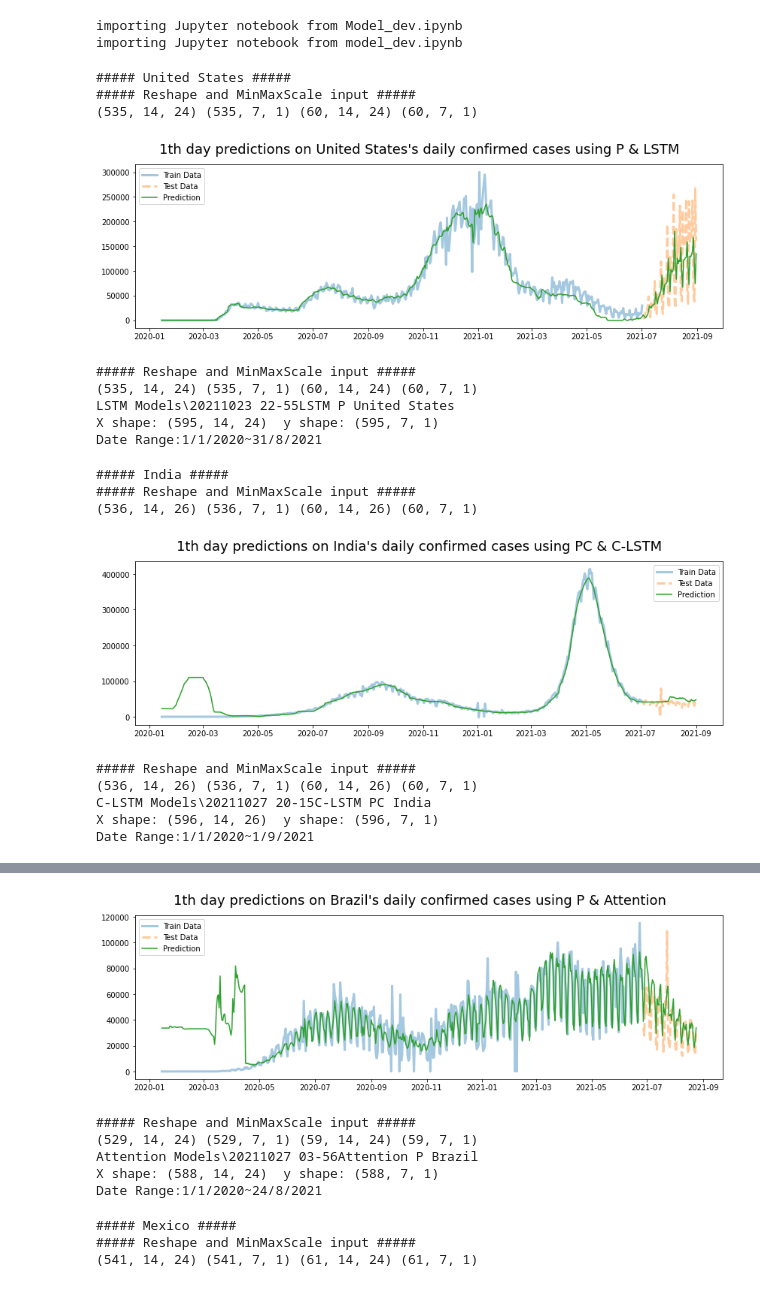
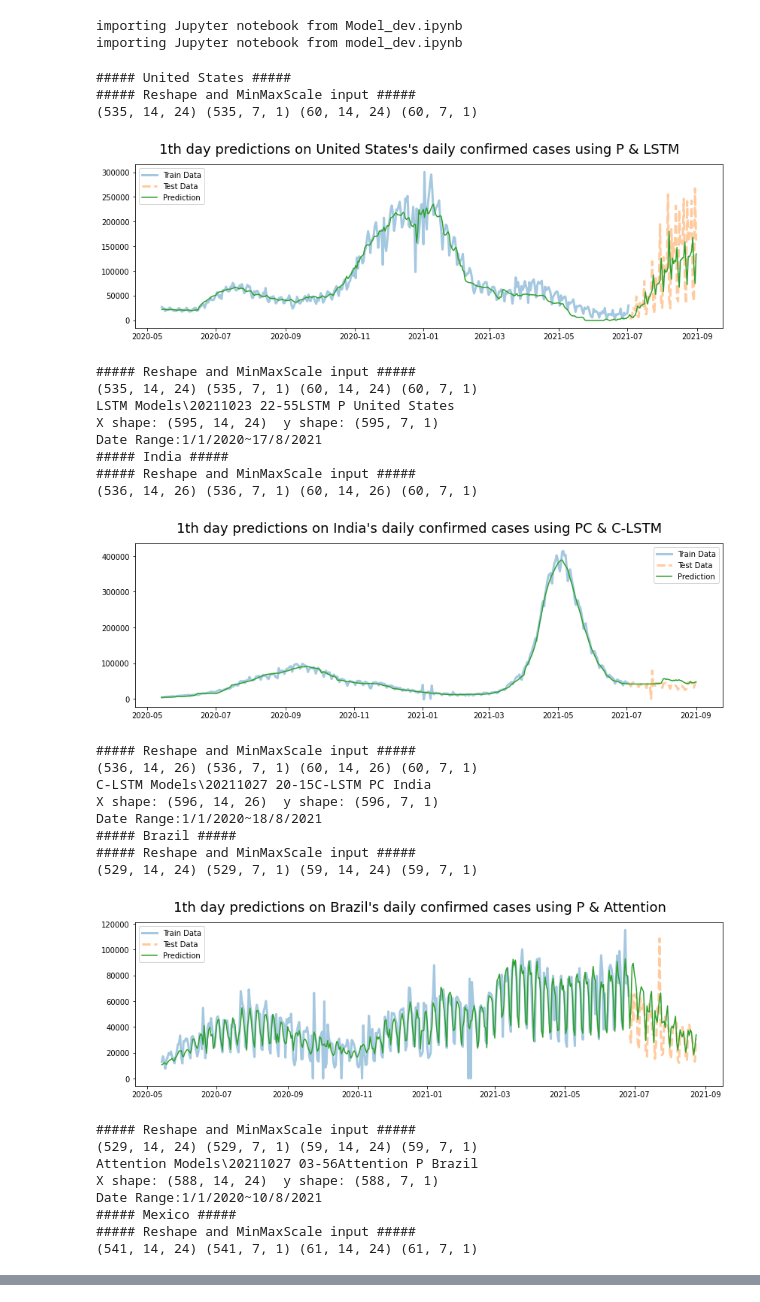
Before and after one commit to AllenLeong/COVID-19-Capstone-project, a Jupyter notebook: Validation.ipynb, the cells around one changed output, grey strips where cells are left out. Saved outputs shown, nothing was run; the diff lists cells and outputs as text; code cells hidden in the pictures.

Commit message:
Added allen

```diff
--- a/Validation.ipynb
+++ b/Validation.ipynb
@@ -18,20 +18,26 @@ def diff_cases(df, columns, methods=0):
     if methods == 0:
         for column in columns:
             if column in numerical:
-                tmp[column] =df[column].rolling(14).mean().shift(14) - df[column].rolling(14).mean()
+                tmp[column] = df[column].rolling(14).mean().shift(14) - df[column].rolling(14).mean()
+            elif column == 'Daily_cases':
+                tmp[column+"_previous"] = df[column].rolling(14).mean().shift(-7)
+                tmp[column+"_next"] = df[column].rolling(7).mean()
+                tmp[column] = tmp[column+"_previous"] - tmp[column+"_next"]
             else:
-                tmp[column] = df[column].shift(7) - df[column]
+                tmp[column] = df[column].shift(14) - df[column]
         #df[target] = df[target].rolling(14).mean().shift(14) - df[target].rolling(14).mean()
+    tmp.to_csv("Checking.csv")
     return tmp
 # %%
-def find_date(cases_df, first_date, last_date):
+def find_date(df, cases_df, first_date, last_date):
     Date = {}
     for date in cases_df.index:
         if dt.strptime(date, "%d/%m/%Y") > dt.strptime(first_date, "%d/%m/%Y") and dt.strptime(date, "%d/%m/%Y") < dt.strptime(last_date, "%d/%m/%Y"):
 
-            ###### Make an assumption, where the case must be greater than 100
-            if (cases_df.loc[:date, 'Daily_cases'].values[-4] - cases_df.loc[date:,'Daily_cases'].values[2]) > 0 and cases_df.loc[:date, 'Daily_cases'].values[-4] > 100:
-                Date[date] = cases_df.loc[date:, 'Daily_cases'].values[2] / cases_df.loc[:date, 'Daily_cases'].values[-4]
+            ###### Make an assumption, where the difference must be greater than 1000
+            #if (cases_df.loc[:date, 'Daily_cases'].values[-4] - cases_df.loc[date:,'Daily_cases'].values[2]) < -3000 and cases_df.loc[:date, 'Daily_cases'].values[-4] > 100:
+            if cases_df.loc[date, 'Daily_cases'] > 0:
+                Date[date] = cases_df.loc[date, 'Daily_cases_next']/ cases_df.loc[date, 'Daily_cases_previous']
     return Date
 
 def getPolicies(Date, country, method=0):
@@ -63,6 +69,7 @@ def getGradient(Date, country, method=0):
     TargetGradient = GradientInput(algo, model_path, f_flag, country)
 
     recommend_changes = pd.DataFrame(columns=['Date', 'Methods', *columns])
+    allen = pd.DataFrame(columns=['Date', 'Methods', *columns])
     for date, _ratio in Date.items():
 
         df_gradient = TargetGradient.gradient_input(date, ratio=_ratio, gradient_only =True)
@@ -75,9 +82,12 @@ def getGradient(Date, country, method=0):
             _result.append(gradient)
 
         recommend_changes = recommend_changes.append(pd.Series([date, method, *_result], index = recommend_changes.columns), ignore_index=True)
+        allen = allen.append(pd.Series([date, method, *gradients], index = allen.columns), ignore_index=True)
 
     recommend_changes.set_index('Date', inplace=True)
+    allen.set_index('Date', inplace=True)
     recommend_changes.to_csv(os.path.join(recommend_dir, "{}_recommend_changes_{}.csv".format(country, method)))
+    allen.to_csv(os.path.join(recommend_dir, "{}_allen_{}.csv".format(country, method)))
     return recommend_changes
 # %%
 def accuracy(p_changes, recommend_changes, country):
@@ -128,39 +138,51 @@ if not os.path.isdir(recommend_dir):
 # %%
 system_results = {}
 
 for i in range(len(countries)):
 
     country = countries[i]
     df = pd.read_csv("Data/Full_{}.csv".format(country), index_col = 0)
     df = df.set_index('Date')
     cases_df = diff_cases(df, columns+target)
-    first_date = cases_df.index[160]
+    first_date = cases_df.index[365]
     last_date = cases_df.index[-22]
 
     print("#####", country, "#####")
-    Date = find_date(cases_df, first_date, last_date)
+    Date = find_date(df, cases_df, first_date, last_date)
     p_changes = getPolicies(Date, country)
     rec_changes = getGradient(Date, country)
     Finalized, acc = accuracy(p_changes, rec_changes, country)
     system_results[country] = acc
 
 print(system_results)
 # %% [output]
 ##### United States #####
 ##### Reshape and MinMaxScale input #####
 (535, 14, 24) (535, 7, 1) (60, 14, 24) (60, 7, 1)
-[figure, old version]
+[figure, new version]
 ##### Reshape and MinMaxScale input #####
 (535, 14, 24) (535, 7, 1) (60, 14, 24) (60, 7, 1)
 LSTM Models\20211023 22-55LSTM P United States
 X shape: (595, 14, 24)  y shape: (595, 7, 1)
-Date Range:1/1/2020~31/8/2021
+Date Range:1/1/2020~17/8/2021
+##### India #####
+##### Reshape and MinMaxScale input #####
+(536, 14, 26) (536, 7, 1) (60, 14, 26) (60, 7, 1)
+[figure, new version]
-##### India #####
 ##### Reshape and MinMaxScale input #####
 (536, 14, 26) (536, 7, 1) (60, 14, 26) (60, 7, 1)
+C-LSTM Models\20211027 20-15C-LSTM PC India
+X shape: (596, 14, 26)  y shape: (596, 7, 1)
+Date Range:1/1/2020~18/8/2021
+##### Brazil #####
+##### Reshape and MinMaxScale input #####
+(529, 14, 24) (529, 7, 1) (59, 14, 24) (59, 7, 1)
-[figure, old version]
+[figure, new version]
 ##### Reshape and MinMaxScale input #####
-(536, 14, 26) (536, 7, 1) (60, 14, 26) (60, 7, 1)
-C-LSTM Models\20211027 20-15C-LSTM PC India
-X shape: (596, 14, 26)  y shape: (596, 7, 1)
-Date Range:1/1/2020~1/9/2021
+(529, 14, 24) (529, 7, 1) (59, 14, 24) (59, 7, 1)
+Attention Models\20211027 03-56Attention P Brazil
+X shape: (588, 14, 24)  y shape: (588, 7, 1)
+Date Range:1/1/2020~10/8/2021
+##### Mexico #####
+##### Reshape and MinMaxScale input #####
+(541, 14, 24) (541, 7, 1) (61, 14, 24) (61, 7, 1)
@@ -170,9 +195,0 @@ Date Range:1/1/2020~1/9/2021
-[figure, old version]
-##### Reshape and MinMaxScale input #####
-(529, 14, 24) (529, 7, 1) (59, 14, 24) (59, 7, 1)
-Attention Models\20211027 03-56Attention P Brazil
-X shape: (588, 14, 24)  y shape: (588, 7, 1)
-Date Range:1/1/2020~24/8/2021
-##### Mexico #####
-##### Reshape and MinMaxScale input #####
-(541, 14, 24) (541, 7, 1) (61, 14, 24) (61, 7, 1)
```
Also changed, not shown: parts of 4 cells of this notebook, 17 other files.
